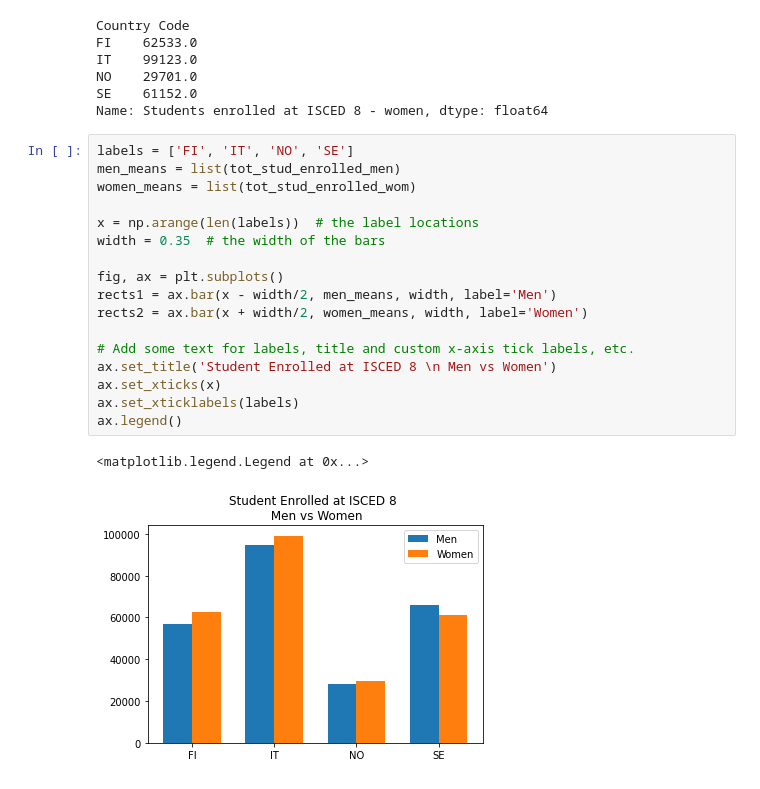
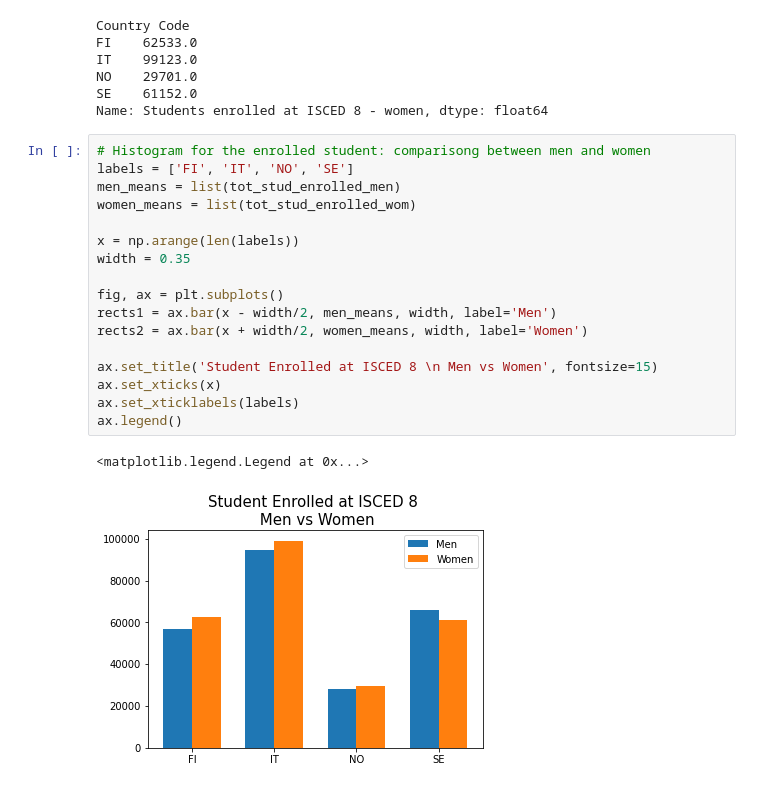
Before and after one commit to robertapassarelli/QME_projectwork, a Jupyter notebook: project_qme.ipynb, the cells around one changed output. Drawn from its saved outputs; the diff is of its cells as text.

```diff
--- a/project_qme.ipynb
+++ b/project_qme.ipynb
@@ -77,22 +77,22 @@ NO    29701.0
 SE    61152.0
 Name: Students enrolled at ISCED 8 - women, dtype: float64
 # %%
+# Histogram for the enrolled student: comparisong between men and women
 labels = ['FI', 'IT', 'NO', 'SE']
 men_means = list(tot_stud_enrolled_men)
 women_means = list(tot_stud_enrolled_wom)
 
-x = np.arange(len(labels))  # the label locations
-width = 0.35  # the width of the bars
+x = np.arange(len(labels))
+width = 0.35
 
 fig, ax = plt.subplots()
 rects1 = ax.bar(x - width/2, men_means, width, label='Men')
 rects2 = ax.bar(x + width/2, women_means, width, label='Women')
 
-# Add some text for labels, title and custom x-axis tick labels, etc.
-ax.set_title('Student Enrolled at ISCED 8 \n Men vs Women')
+ax.set_title('Student Enrolled at ISCED 8 \n Men vs Women', fontsize=15)
 ax.set_xticks(x)
 ax.set_xticklabels(labels)
 ax.legend()
 # %% [output]
 <matplotlib.legend.Legend at 0x...>
-[figure, old version]
+[figure, new version]
```
Also changed, not shown: parts of 6 cells of this notebook.
